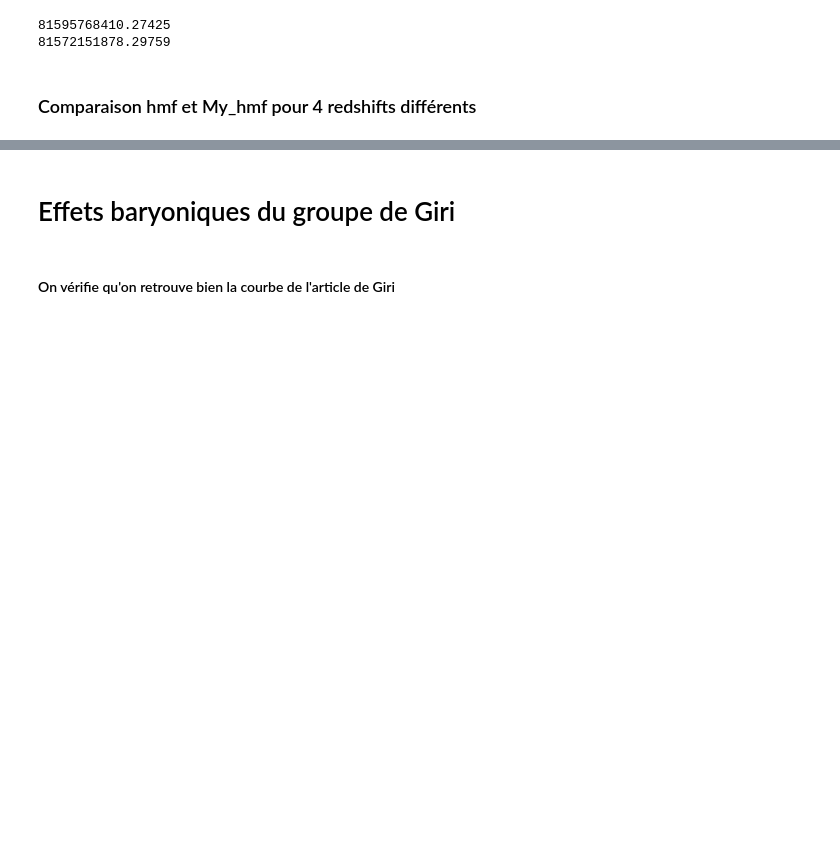
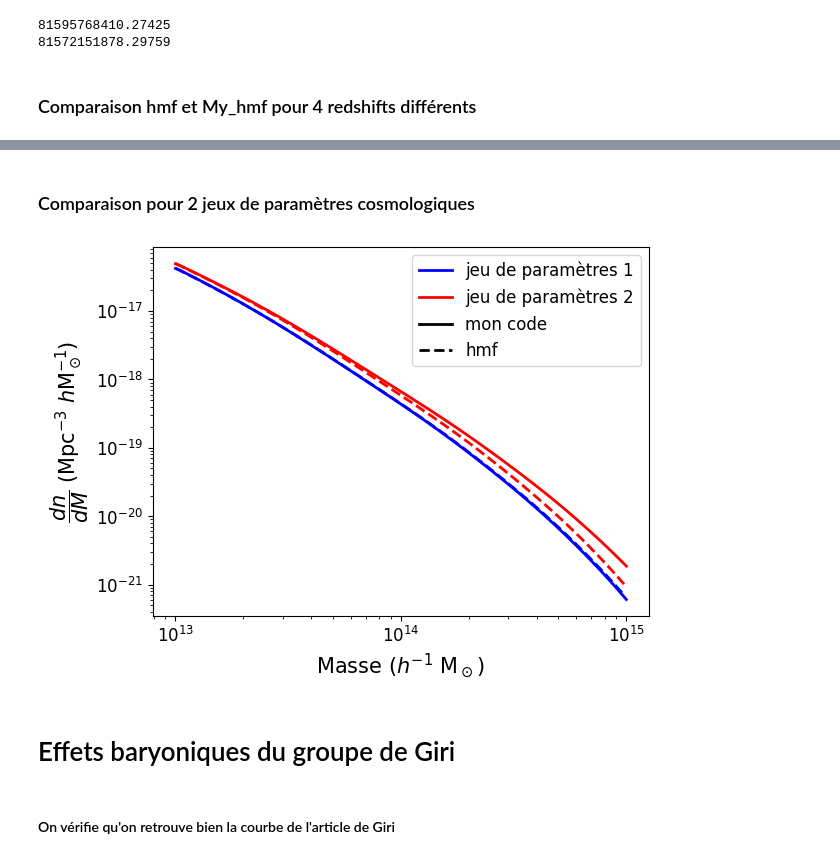
Before and after one commit to Thomas054/My_hmf, a Jupyter notebook: 1 Test_MassFunction.ipynb, the cells around one changed output, grey strips where cells are left out. Drawn from its saved outputs; the diff is of its cells as text; code cells hidden in the pictures; blank space fills up the shorter version.

```diff
--- a/1 Test_MassFunction.ipynb
+++ b/1 Test_MassFunction.ipynb
@@ -131,3 +144,76 @@ plt.show()
+# %% [markdown]
+### Comparaison pour 2 jeux de paramètres cosmologiques
+# %%
+cosmo_params1 = {
+    "H0": 70,
+    "Om0": 0.294,
+    "Ob0": 0.022 / 0.7**2,
+    "ns": 0.965,
+    "As": 2e-9
+}
+
+cosmo_params2 = {
+    "H0": 70,
+    "Om0": 0.35,
+    "Ob0": 0.022 / 0.7**2,
+    "ns": 0.965,
+    "As": 2e-9
+}
+
+cosmo_params_hmf1 = {
+    "H0": cosmo_params1["H0"],
+    "Om0": cosmo_params1["Om0"],
+    "Ob0": cosmo_params1["Ob0"]
+}
+
+cosmo_params_hmf2 = {
+    "H0": cosmo_params2["H0"],
+    "Om0": cosmo_params2["Om0"],
+    "Ob0": cosmo_params2["Ob0"]
+}
+
+z = 0
+
+fig, ax = plt.subplots()
+# colors = {0: "b", 0.7: "y", 1.4: "g", 2: "r"}
+my_mf1 = My_Tinker08(cosmo_params=cosmo_params1)
+my_mf2 = My_Tinker08(cosmo_params=cosmo_params2)
+mf1 = MassFunction(
+hmf_model="Tinker08",
+transfer_model="CAMB",
+cosmo_params=cosmo_params_hmf1,
+Mmin=13,
+lnk_min=np.log(1e-4),
+lnk_max=np.log(1),
+)
+mf2 = MassFunction(
+hmf_model="Tinker08",
+transfer_model="CAMB",
+cosmo_params=cosmo_params_hmf2,
+Mmin=13,
+lnk_min=np.log(1e-4),
+lnk_max=np.log(1),
+)
+plt.plot(my_mf1.m, my_mf1.dndm, label=f"jeu de paramètres 1", color='b', linewidth=2)
+plt.plot(mf1.m, mf1.dndm, "--", color='b', linewidth=2)
+plt.plot(my_mf2.m, my_mf2.dndm, label=f"jeu de paramètres 2", color='r', linewidth=2)
+plt.plot(mf2.m, mf2.dndm, "--", color='r', linewidth=2)
+
+
+
+plt.plot([], [], label="mon code", color="black", linewidth=2)
+plt.plot([], [], label="hmf", color="black", linestyle="--", linewidth=2)
+plt.xlabel(r"Masse ($h^{-1}$ M$_\odot$)", size=15)
+plt.ylabel(r"$\dfrac{dn}{dM}$ (Mpc$^{-3}$ $h$M$_\odot^{-1}$)", size=15)
+plt.xscale("log")
+plt.yscale("log")
+plt.legend(fontsize=12)
+# plt.tick_params(axis="both", labelsize=12) # équivelent aux 2 lignes suivantes
+plt.xticks(fontsize=12)
+plt.yticks(fontsize=12)
+plt.show()
+# %% [output]
+[figure, added]
 # %% [markdown]
 # Effets baryoniques du groupe de Giri
 # %%
```
Also changed, not shown: parts of 6 cells of this notebook, 1 other file.
